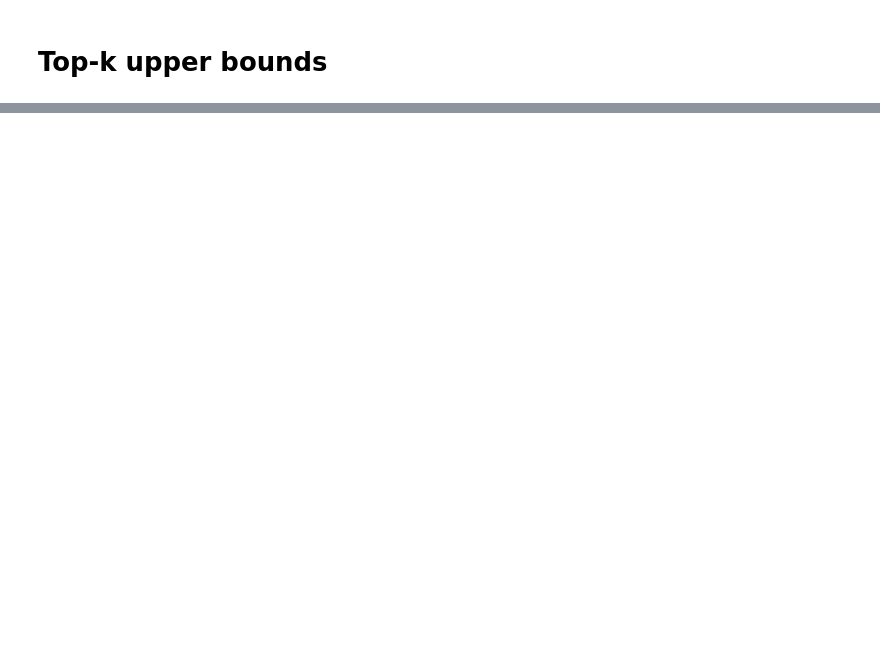
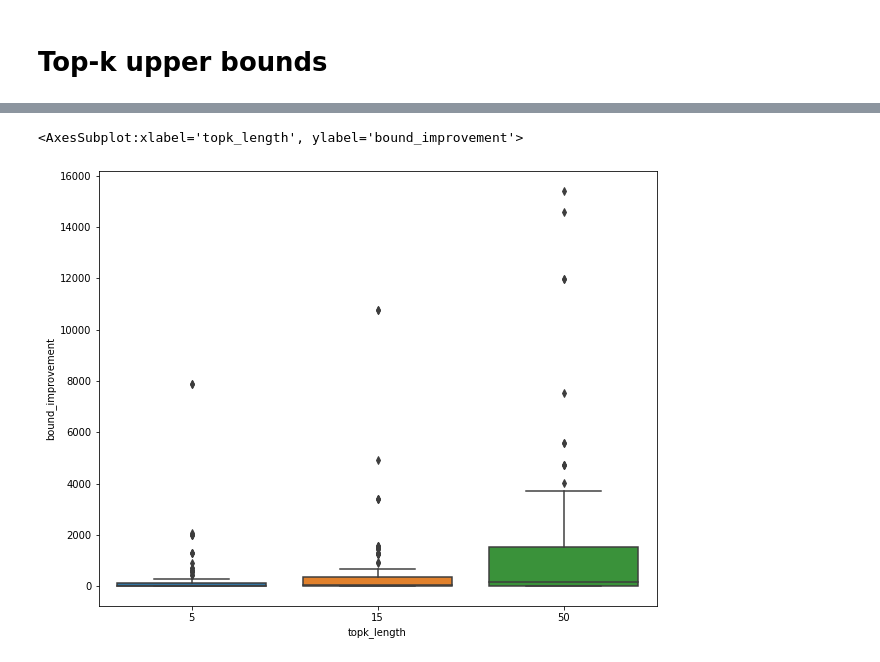
Before and after one commit to rbergm/PostBOUND, a Jupyter notebook: ues/UES_TopKBounds.ipynb, the cells around one changed output, grey strips where cells are left out. Saved outputs shown, nothing was run; the diff lists cells and outputs as text; code cells hidden in the pictures; blank space fills up the shorter version.

```diff
--- a/ues/UES_TopKBounds.ipynb
+++ b/ues/UES_TopKBounds.ipynb
@@ -60,0 +103,6 @@ Name: bound_reduction, dtype: float64
+# %%
+fig, ax = plt.subplots(figsize=(10, 8))
+sns.boxplot(data=df[df["topk_length"] < 100], x="topk_length", y="bound_improvement")
+# %% [output]
+<AxesSubplot:xlabel='topk_length', ylabel='bound_improvement'>
+[figure, added]
```
Also changed, not shown: parts of 11 cells of this notebook.
